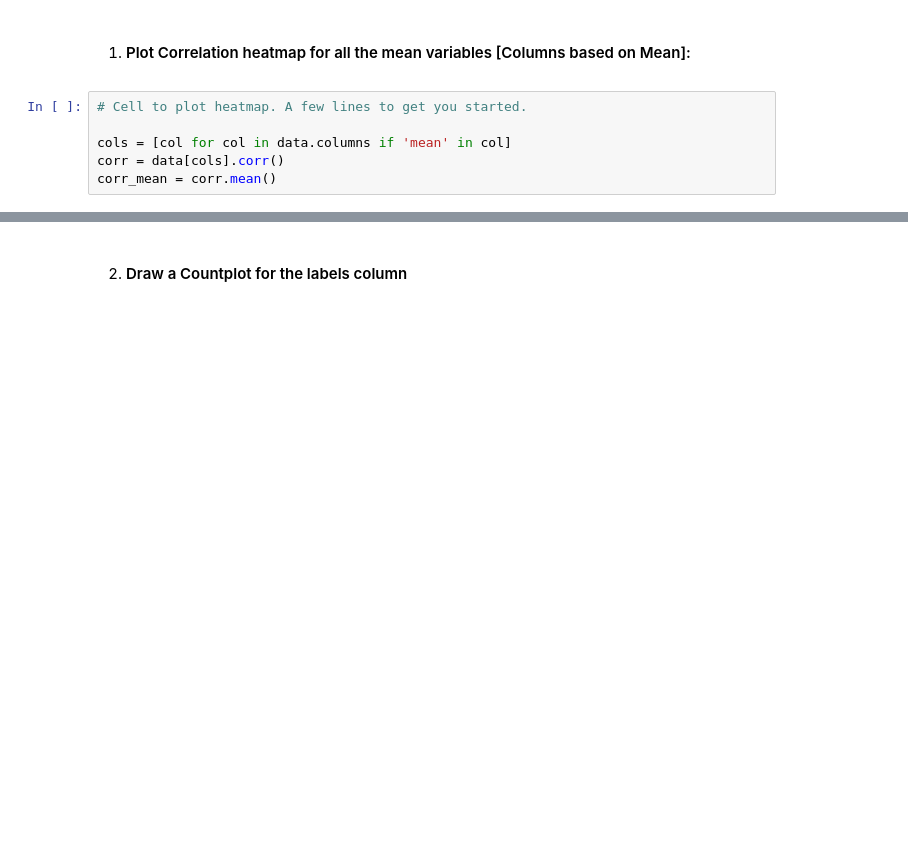
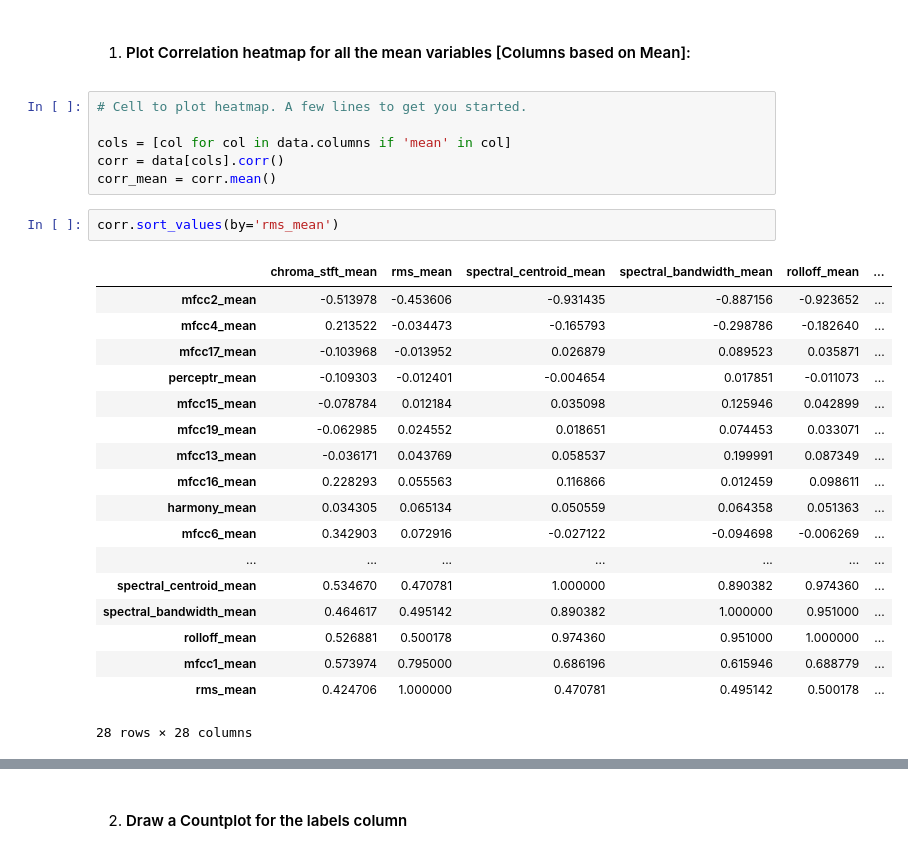
Before and after one commit to prachuryanath/SA-CAIITG, a Jupyter notebook: WEEK 4/SA2021_W4.ipynb, the cells around one changed output, grey strips where cells are left out. Cells and saved outputs as stored; diff of their text form; blank space fills up the shorter version.

```diff
--- a/WEEK 4/SA2021_W4.ipynb
+++ b/WEEK 4/SA2021_W4.ipynb
@@ -72,3 +72,24 @@ data.shape
 cols = [col for col in data.columns if 'mean' in col]
 corr = data[cols].corr()
 corr_mean = corr.mean()
+# %%
+corr.sort_values(by='rms_mean')
+# %% [output]
+|  | chroma_stft_mean | rms_mean | spectral_centroid_mean | spectral_bandwidth_mean | rolloff_mean | ... |
+| mfcc2_mean | -0.513978 | -0.453606 | -0.931435 | -0.887156 | -0.923652 | ... |
+| mfcc4_mean | 0.213522 | -0.034473 | -0.165793 | -0.298786 | -0.182640 | ... |
+| mfcc17_mean | -0.103968 | -0.013952 | 0.026879 | 0.089523 | 0.035871 | ... |
+| perceptr_mean | -0.109303 | -0.012401 | -0.004654 | 0.017851 | -0.011073 | ... |
+| mfcc15_mean | -0.078784 | 0.012184 | 0.035098 | 0.125946 | 0.042899 | ... |
+| mfcc19_mean | -0.062985 | 0.024552 | 0.018651 | 0.074453 | 0.033071 | ... |
+| mfcc13_mean | -0.036171 | 0.043769 | 0.058537 | 0.199991 | 0.087349 | ... |
+| mfcc16_mean | 0.228293 | 0.055563 | 0.116866 | 0.012459 | 0.098611 | ... |
+| harmony_mean | 0.034305 | 0.065134 | 0.050559 | 0.064358 | 0.051363 | ... |
+| mfcc6_mean | 0.342903 | 0.072916 | -0.027122 | -0.094698 | -0.006269 | ... |
+| ... | ... | ... | ... | ... | ... | ... |
+| spectral_centroid_mean | 0.534670 | 0.470781 | 1.000000 | 0.890382 | 0.974360 | ... |
+| spectral_bandwidth_mean | 0.464617 | 0.495142 | 0.890382 | 1.000000 | 0.951000 | ... |
+| rolloff_mean | 0.526881 | 0.500178 | 0.974360 | 0.951000 | 1.000000 | ... |
+| mfcc1_mean | 0.573974 | 0.795000 | 0.686196 | 0.615946 | 0.688779 | ... |
+| rms_mean | 0.424706 | 1.000000 | 0.470781 | 0.495142 | 0.500178 | ... |
+28 rows × 28 columns
```
Also changed, not shown: parts of 12 cells of this notebook.
